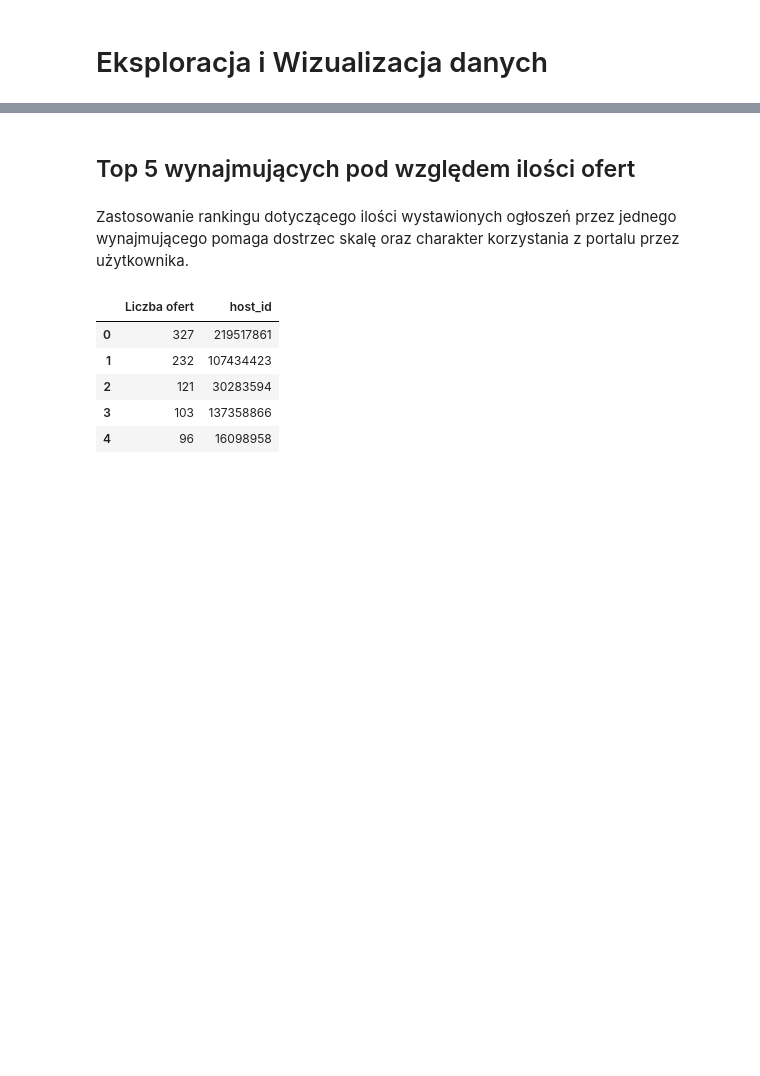
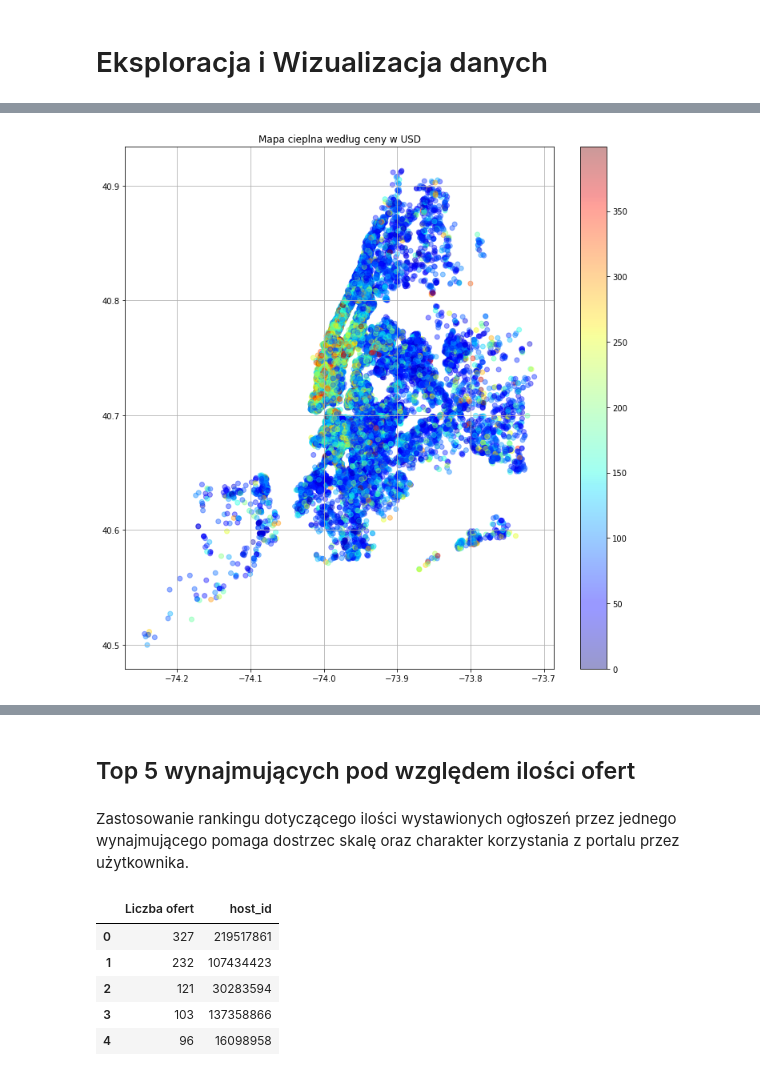
Before and after one commit to veern/Analiza-danych-airbnb, a Jupyter notebook: Analiza-Airbnb2.ipynb, the cells around one changed output, grey strips where cells are left out. Saved outputs shown, nothing was run; the diff lists cells and outputs as text; code cells hidden in the pictures; blank space fills up the shorter version.

```diff
--- a/Analiza-Airbnb2.ipynb
+++ b/Analiza-Airbnb2.ipynb
@@ -155,0 +177,16 @@ dtype: int64
+# %%
+FILTER_PRICE_VALUE = 400
+sub_airbnb = df[df.price < FILTER_PRICE_VALUE]
+fig, ax = plt.subplots(figsize=(12, 12))
+cmap = plt.get_cmap('jet')
+c = sub_airbnb.price
+alpha = 0.5
+label = "airbnb"
+price_heatmap = ax.scatter(sub_airbnb.longitude, sub_airbnb.latitude, label=label, c=c,
+ cmap=cmap, alpha=0.4)
+plt.title("Mapa cieplna według ceny w USD")
+plt.colorbar(price_heatmap)
+plt.grid(True)
+plt.show()
+# %% [output]
+[figure, added]
```
Also changed, not shown: parts of 5 cells of this notebook.
